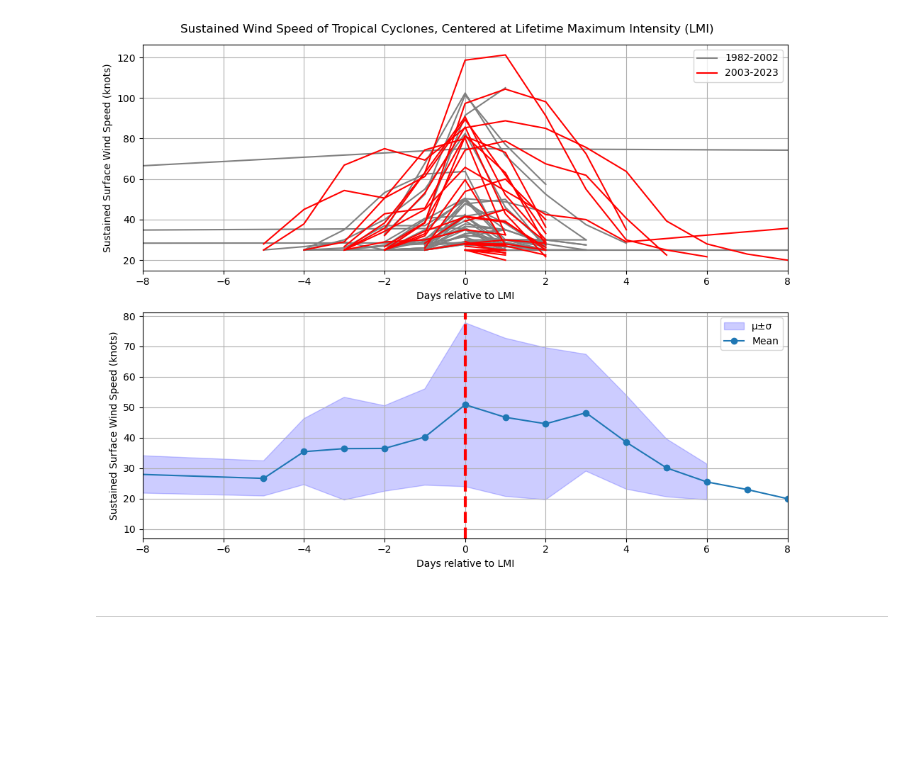
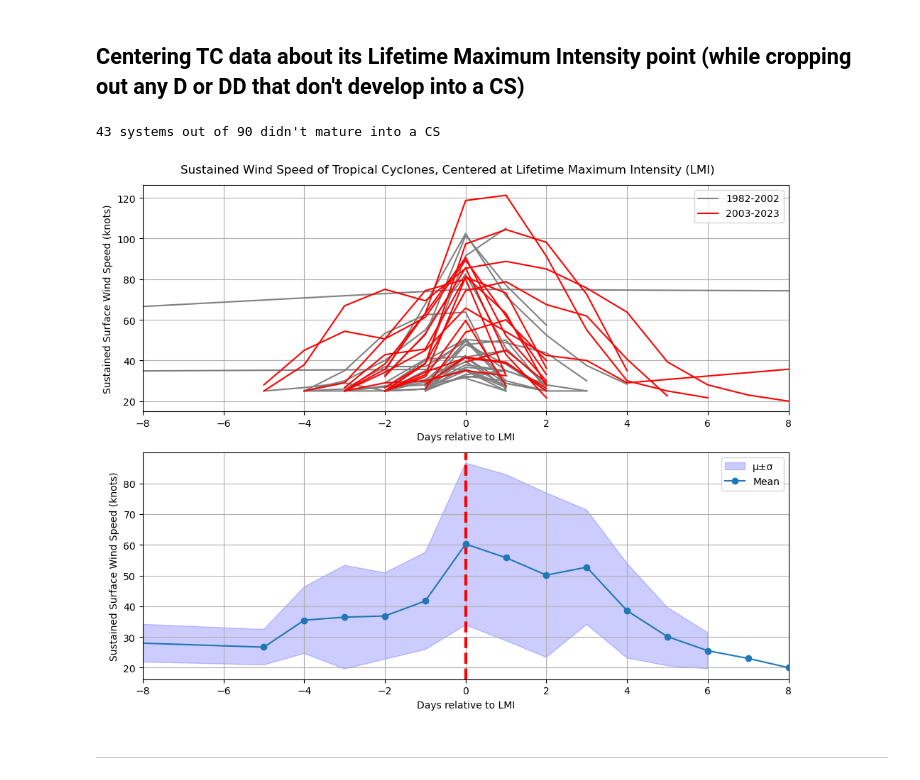
Before and after one commit to sreevathsagolla/NIO-TC-MHW-Intensification, a Jupyter notebook: eda.ipynb, the cells around one changed output. Saved outputs shown, nothing was run; the diff lists cells and outputs as text; code cells hidden in the pictures; blank space fills up the shorter version.

```diff
--- a/eda.ipynb
+++ b/eda.ipynb
@@ -9,4 +9,4 @@ bt = pd.read_csv('CYCLONE_BEST_TRACK_AS_FROM_IMD.csv', index_col = 0)
 bt.index = pd.to_datetime(bt.index)
 #bt = bt[(bt.index.year == 2019)]
 # %%
-bt_cropped = bt[['Serial Number of system during year', 'Latitude (lat.)', 'Longitude (lon.)', 'Maximum Sustained Surface Wind (kt) ']]
+bt_cropped = bt[['Serial Number of system during year', 'Latitude (lat.)', 'Longitude (lon.)', 'Maximum Sustained Surface Wind (kt) ', 'Grade (text)']]
@@ -13,54 +34,66 @@ bt_cropped = bt[['Serial Number of system during year', 'Latitude (lat.)', 'Long
+# %%
+# Note that SuCS and SUCS mean the same i.e., Super Cyclonic Storm. I'm rewriting Grade for this category as shown below to avoid errors while doing case sensitive operations.
+bt_cropped.loc[:,'Grade (text)'] = bt_cropped['Grade (text)'].replace(to_replace='SuCS', value='SUCS')
+# %% [markdown]
+## Centering TC data about its Lifetime Maximum Intensity point (while cropping out any D or DD that don't develop into a CS)
 # %%
 tcs_lmi_centred = []
+count = 0
+for tc_id, tc_data in bt_cropped.groupby(bt_cropped['Serial Number of system during year']):
+    # The below if-statement is to check if any D or DD develops into a CS during it's lifetime.
+    if any('CS' in item for item in set(bt_cropped[bt_cropped['Serial Number of system during year'] == tc_id]['Grade (text)'].values)) == True:
+        lmi_index = tc_data['Maximum Sustained Surface Wind (kt) '].idxmax()
+        tc_data['TimeRelativeToLMI'] = (tc_data.index - lmi_index).total_seconds() / (3600 * 24)
+        tcs_lmi_centred += [tc_data]
+    else:
+        count += 1
 
-for tc_id, tc_data in bt_cropped.groupby(bt['Serial Number of system during year']):
-    lmi_index = tc_data['Maximum Sustained Surface Wind (kt) '].idxmax()
-    tc_data['TimeRelativeToLMI'] = (tc_data.index - lmi_index).total_seconds() / (3600 * 24)
-    tcs_lmi_centred += [tc_data]
-
+print('{} systems out of {} didn\'t mature into a CS'.format(count, len(list(bt_cropped['Serial Number of system during year'].unique()))))
 tcs_lmi_centred = pd.concat(tcs_lmi_centred)
 
-# tcs_lmi_centred = tcs_lmi_centred[['Maximum Sustained Surface Wind (kt) ', 'TimeRelativeToLMI']]
+#tcs_lmi_centred = tcs_lmi_centred[['Maximum Sustained Surface Wind (kt) ', 'TimeRelativeToLMI', 'Serial Number of system during year']]
+# %% [output]
+43 systems out of 90 didn't mature into a CS
 # %%
 fig, axes = plt.subplots(2,1, figsize = (10,8))
 fig.suptitle('Sustained Wind Speed of Tropical Cyclones, Centered at Lifetime Maximum Intensity (LMI)')
 
 axes = axes.flatten()
-for tc_id, tc_data in tcs_lmi_centred.groupby(bt['Serial Number of system during year']):
+for tc_id, tc_data in tcs_lmi_centred.groupby('Serial Number of system during year'):
     tc_data = tc_data[['Maximum Sustained Surface Wind (kt) ', 'TimeRelativeToLMI', 'Serial Number of system during year']]
     tc_data.set_index('TimeRelativeToLMI', inplace = True)
     tc_data = tc_data.groupby(tc_data.index.astype(int)).mean()
     if ((tc_id//100) >= 1982) & ((tc_id//100) <= 2012):
         axes[0].plot(tc_data.index, tc_data['Maximum Sustained Surface Wind (kt) '], label = '1982-2002', color = 'gray')
     else:
         axes[0].plot(tc_data.index, tc_data['Maximum Sustained Surface Wind (kt) '], label = '2003-2023', color = 'red')
 
 handles, labels = axes[0].get_legend_handles_labels()
 unique_labels = dict(zip(labels, handles))
 axes[0].legend(unique_labels.values(), unique_labels.keys())
 
 axes[0].set_xlim([-8,8])
 axes[0].set_xlabel('Days relative to LMI')
 axes[0].set_ylabel('Sustained Surface Wind Speed (knots)')
 axes[0].grid(True)
 
-mean = tcs_lmi_centred.groupby('TimeRelativeToLMI').mean()['Maximum Sustained Surface Wind (kt) ']
-std = tcs_lmi_centred.groupby('TimeRelativeToLMI').std()['Maximum Sustained Surface Wind (kt) ']
+mean = tcs_lmi_centred.drop('Grade (text)', axis = 1).groupby('TimeRelativeToLMI').mean()['Maximum Sustained Surface Wind (kt) ']
+std = tcs_lmi_centred.drop('Grade (text)', axis = 1).groupby('TimeRelativeToLMI').std()['Maximum Sustained Surface Wind (kt) ']
 
 mean = mean.groupby(mean.index.astype(int)).mean()
 std = std.groupby(std.index.astype(int)).mean()
 
 axes[1].axvline(0, color = 'red', ls = '--', lw = 3)
 axes[1].fill_between(std.index, (mean-std), (mean+std), alpha = 0.2, color = 'blue', label = 'µ±σ')
 axes[1].plot(mean.index, mean, marker = 'o', label = 'Mean')
 axes[1].legend()
 axes[1].set_xlim([-8,8])
 axes[1].set_xlabel('Days relative to LMI')
 axes[1].set_ylabel('Sustained Surface Wind Speed (knots)')
 axes[1].grid(True)
 fig.tight_layout()
 # %% [output]
-[figure, old version]
+[figure, new version]
 # %% [markdown]
 ---
 # %% [markdown]
```
Also changed, not shown: parts of 14 cells of this notebook.
